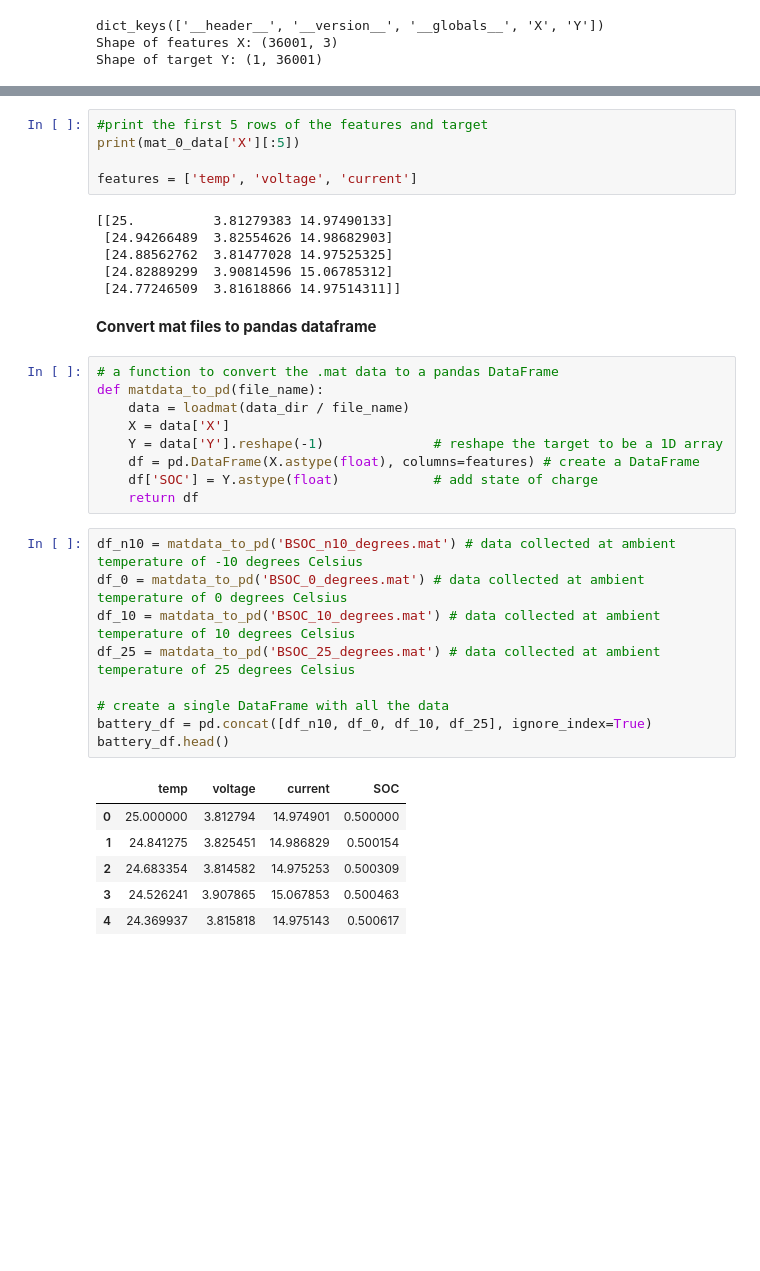
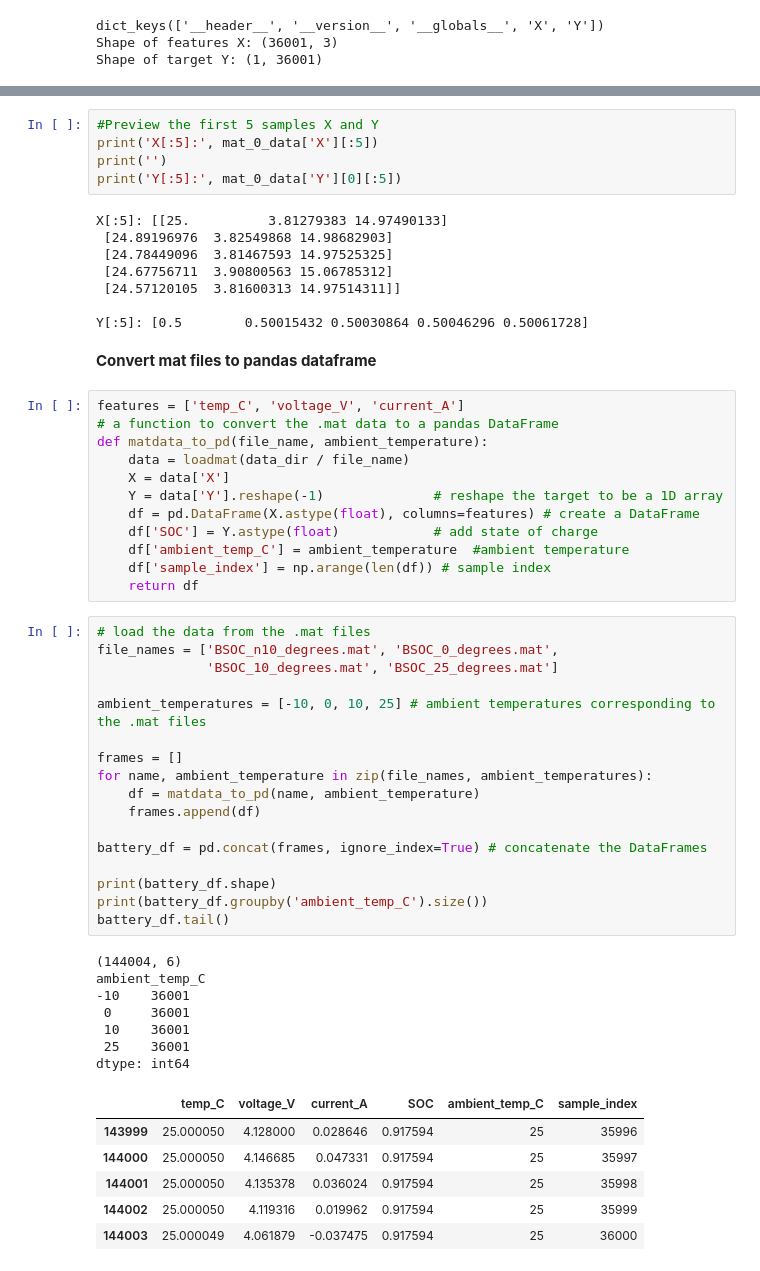
Before and after one commit to KWycliff/machine_learning, a Jupyter notebook: final_project/battery_state_of_charge_estimation.ipynb, the cells around one changed output, grey strips where cells are left out. Saved outputs shown, nothing was run; the diff lists cells and outputs as text; blank space fills up the shorter version.

```diff
--- a/final_project/battery_state_of_charge_estimation.ipynb
+++ b/final_project/battery_state_of_charge_estimation.ipynb
@@ -31,41 +67,61 @@ There is need to reshape the target Y in a 1 dimensional array i.e. (1, 36001) t
 # %%
-#print the first 5 rows of the features and target
-print(mat_0_data['X'][:5])
-
-features = ['temp', 'voltage', 'current']
+#Preview the first 5 samples X and Y
+print('X[:5]:', mat_0_data['X'][:5])
+print('')
+print('Y[:5]:', mat_0_data['Y'][0][:5])
 # %% [output]
-[[25.          3.81279383 14.97490133]
- [24.94266489  3.82554626 14.98682903]
- [24.88562762  3.81477028 14.97525325]
- [24.82889299  3.90814596 15.06785312]
- [24.77246509  3.81618866 14.97514311]]
+X[:5]: [[25.          3.81279383 14.97490133]
+ [24.89196976  3.82549868 14.98682903]
+ [24.78449096  3.81467593 14.97525325]
+ [24.67756711  3.90800563 15.06785312]
+ [24.57120105  3.81600313 14.97514311]]
+
+Y[:5]: [0.5        0.50015432 0.50030864 0.50046296 0.50061728]
 # %% [markdown]
 **Convert mat files to pandas dataframe**
 # %%
+features = ['temp_C', 'voltage_V', 'current_A']
 # a function to convert the .mat data to a pandas DataFrame
-def matdata_to_pd(file_name):
+def matdata_to_pd(file_name, ambient_temperature):
     data = loadmat(data_dir / file_name)
     X = data['X']
     Y = data['Y'].reshape(-1)              # reshape the target to be a 1D array
     df = pd.DataFrame(X.astype(float), columns=features) # create a DataFrame
     df['SOC'] = Y.astype(float)            # add state of charge
+    df['ambient_temp_C'] = ambient_temperature  #ambient temperature
+    df['sample_index'] = np.arange(len(df)) # sample index
     return df
-# %%
-df_n10 = matdata_to_pd('BSOC_n10_degrees.mat') # data collected at ambient temperature of -10 degrees Celsius
-df_0 = matdata_to_pd('BSOC_0_degrees.mat') # data collected at ambient temperature of 0 degrees Celsius
-df_10 = matdata_to_pd('BSOC_10_degrees.mat') # data collected at ambient temperature of 10 degrees Celsius
-df_25 = matdata_to_pd('BSOC_25_degrees.mat') # data collected at ambient temperature of 25 degrees Celsius
-
-# create a single DataFrame with all the data
-battery_df = pd.concat([df_n10, df_0, df_10, df_25], ignore_index=True)
-battery_df.head()
-# %% [output]
-|  | temp | voltage | current | SOC |
-| 0 | 25.000000 | 3.812794 | 14.974901 | 0.500000 |
-| 1 | 24.841275 | 3.825451 | 14.986829 | 0.500154 |
-| 2 | 24.683354 | 3.814582 | 14.975253 | 0.500309 |
-| 3 | 24.526241 | 3.907865 | 15.067853 | 0.500463 |
-| 4 | 24.369937 | 3.815818 | 14.975143 | 0.500617 |
+# %%
+# load the data from the .mat files
+file_names = ['BSOC_n10_degrees.mat', 'BSOC_0_degrees.mat',
+              'BSOC_10_degrees.mat', 'BSOC_25_degrees.mat']
+
+ambient_temperatures = [-10, 0, 10, 25] # ambient temperatures corresponding to the .mat files
+
+frames = []
+for name, ambient_temperature in zip(file_names, ambient_temperatures):
+    df = matdata_to_pd(name, ambient_temperature)
+    frames.append(df)
+
+battery_df = pd.concat(frames, ignore_index=True) # concatenate the DataFrames
+
+print(battery_df.shape)
+print(battery_df.groupby('ambient_temp_C').size())
+battery_df.tail()
+# %% [output]
+(144004, 6)
+ambient_temp_C
+-10    36001
+ 0     36001
+ 10    36001
+ 25    36001
+dtype: int64
+|  | temp_C | voltage_V | current_A | SOC | ambient_temp_C | sample_index |
+| 143999 | 25.000050 | 4.128000 | 0.028646 | 0.917594 | 25 | 35996 |
+| 144000 | 25.000050 | 4.146685 | 0.047331 | 0.917594 | 25 | 35997 |
+| 144001 | 25.000050 | 4.135378 | 0.036024 | 0.917594 | 25 | 35998 |
+| 144002 | 25.000050 | 4.119316 | 0.019962 | 0.917594 | 25 | 35999 |
+| 144003 | 25.000049 | 4.061879 | -0.037475 | 0.917594 | 25 | 36000 |
 # %%
 battery_df.info()
 # %% [output]
```
Also changed, not shown: parts of 18 cells of this notebook, 2 other files.
